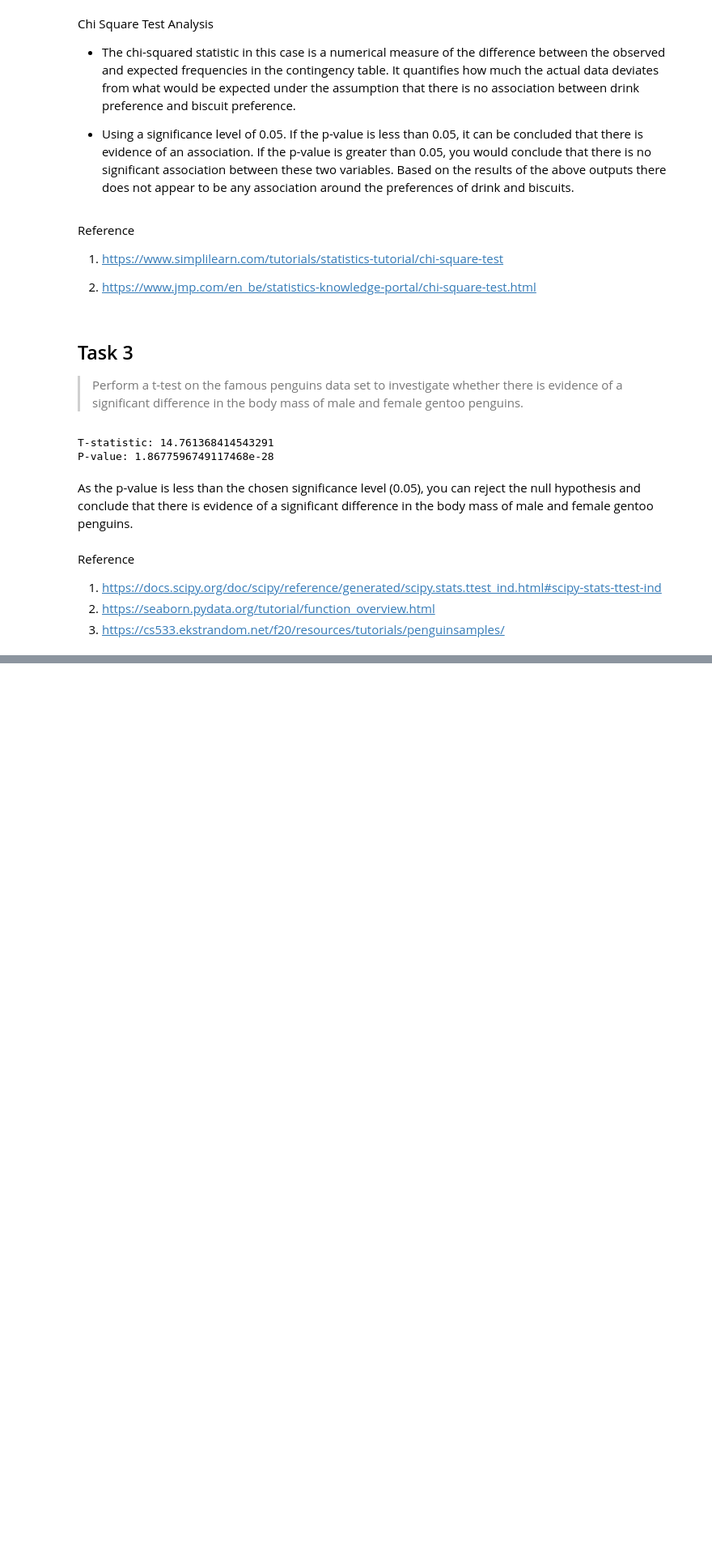
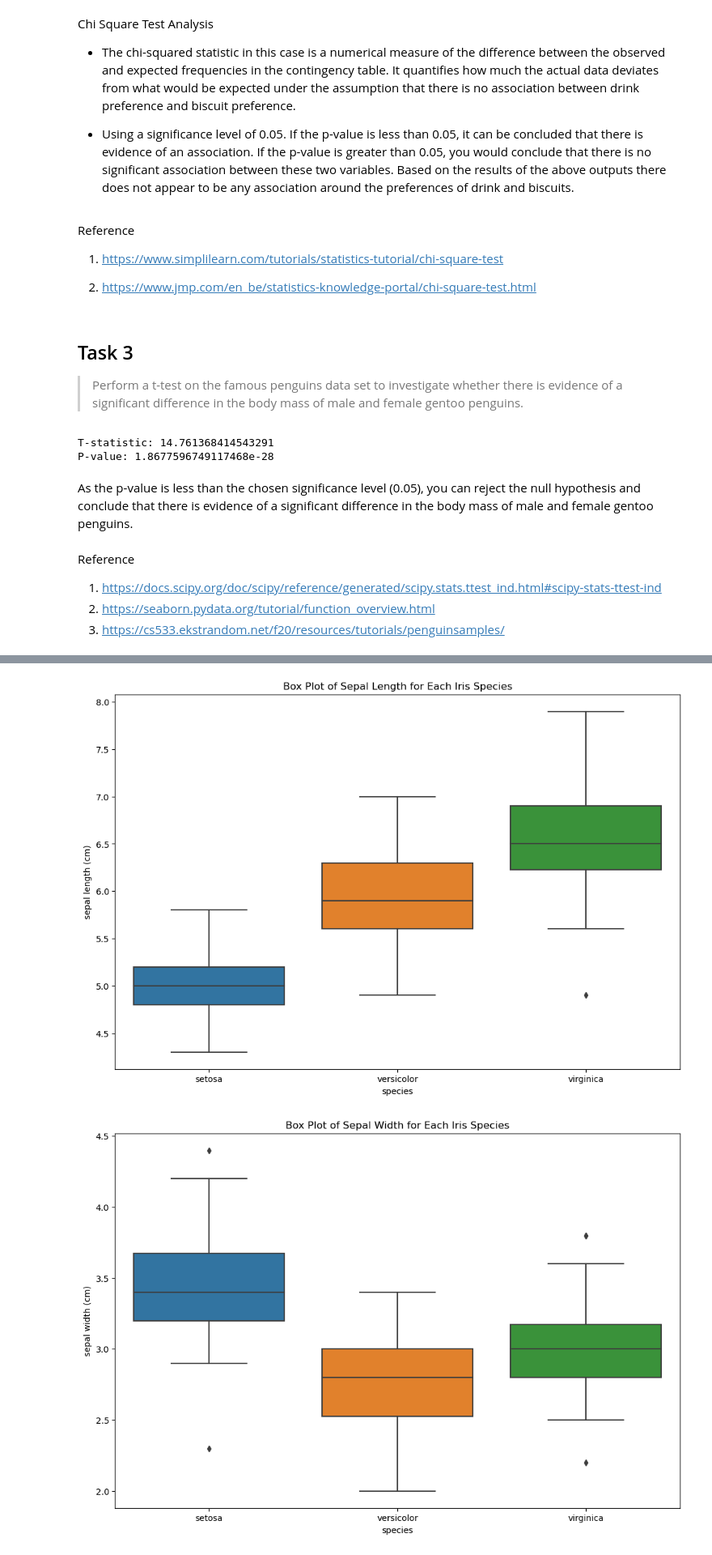
Before and after one commit to mcgarrya28/machinelearning, a Jupyter notebook: tasks.ipynb, the cells around one changed output, grey strips where cells are left out. Shown at 81% size. Drawn from its saved outputs; the diff is of its cells as text; code cells hidden in the pictures; blank space fills up the shorter version.

```diff
--- a/tasks.ipynb
+++ b/tasks.ipynb
@@ -132,0 +136,30 @@ plt.show()
+# %%
+# Load Iris dataset
+iris = load_iris()
+data = pd.DataFrame(data=iris.data, columns=iris.feature_names)
+data['target'] = iris.target
+data['species'] = data['target'].map({0: 'setosa', 1: 'versicolor', 2: 'virginica'})
+# %%
+# Create box plots
+plt.figure(figsize=(12, 8))
+sns.boxplot(x='species', y='sepal length (cm)', data=data)
+plt.title('Box Plot of Sepal Length for Each Iris Species')
+plt.show()
+
+plt.figure(figsize=(12, 8))
+sns.boxplot(x='species', y='sepal width (cm)', data=data)
+plt.title('Box Plot of Sepal Width for Each Iris Species')
+plt.show()
+
+plt.figure(figsize=(12, 8))
+sns.boxplot(x='species', y='petal length (cm)', data=data)
+plt.title('Box Plot of Petal Length for Each Iris Species')
+plt.show()
+
+plt.figure(figsize=(12, 8))
+sns.boxplot(x='species', y='petal width (cm)', data=data)
+plt.title('Box Plot of Petal Width for Each Iris Species')
+plt.show()
+# %% [output]
+[figure, added]
+[figure, added]
```
Also changed, not shown: parts of 8 cells of this notebook.
